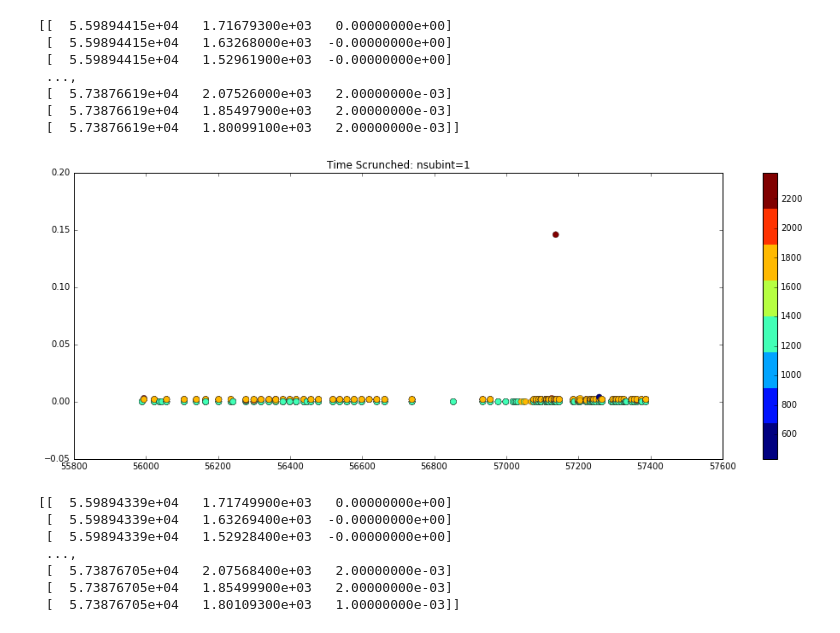
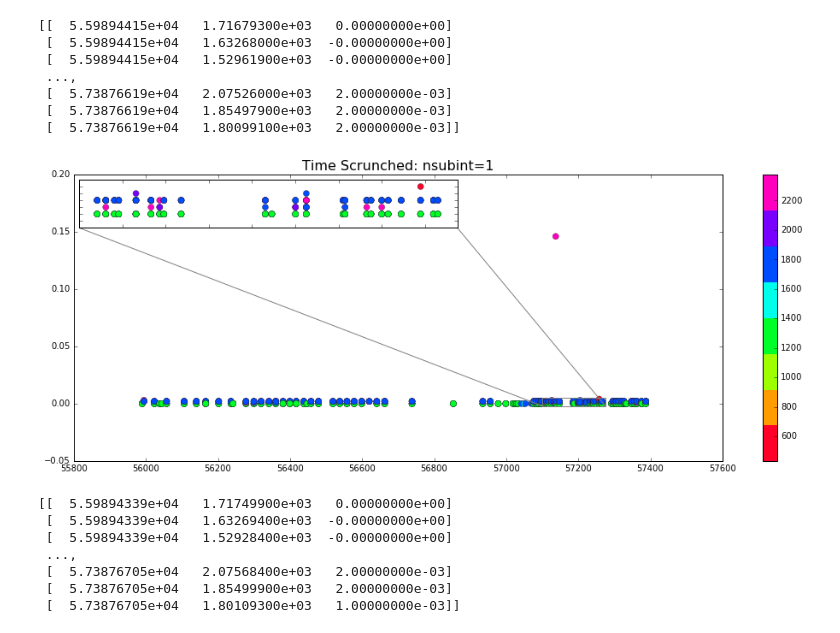
Before and after one commit to elliesch/pulsar_codes, a Jupyter notebook: ResidVsTime.ipynb, the cells around one changed output. Cells and saved outputs as stored; diff of their text form; code cells hidden in the pictures.

```diff
--- a/ResidVsTime.ipynb
+++ b/ResidVsTime.ipynb
@@ -26,19 +29,33 @@ resid_64 = arrays_factor64[:,2]
  [  5.73876619e+04   2.07526000e+03   2.00000000e-03]
  [  5.73876619e+04   1.85497900e+03   2.00000000e-03]
  [  5.73876619e+04   1.80099100e+03   2.00000000e-03]]
-# %%
-cmap = plt.get_cmap('jet', 8)
-#cmap = plt.get_cmap('plasma')
-
-fig,ax = plt.subplots(figsize=(17,6))
-cax = ax.scatter(TOA_64, resid_64, c=freq_64, s=50, edgecolor='#262626', linewidth='0.35', cmap=cmap)
-ax.set_title('Time Scrunched: nsubint=1')
-# ax.set_ylim(-0.001,0.005)
-fig.colorbar(cax)
-
-plt.show()
-# %% [output]
-[figure, removed]
+# %%
+#Plot residual vs. MJD. (Time Scrunched to 1 subinterval)
+
+#Define the colormap
+cmap = plt.get_cmap('gist_rainbow', 8)
+#cmap = plt.get_cmap('plasma')
+
+#Create the plot and the adjoined color bar
+fig,ax = plt.subplots(figsize=(17,6))
+cax = ax.scatter(TOA_64, resid_64, c=freq_64, s=50, edgecolor='#262626', linewidth='0.35', cmap=cmap)
+ax.set_title('Time Scrunched: nsubint=1', fontsize='16')
+fig.colorbar(cax)
+
+#Creating the zoomed portion of the plot
+axins = zoomed_inset_axes(ax, 6, loc=2) # zoom-factor: 2.5, location: upper-left
+axins.scatter(TOA_64, resid_64, c=freq_64, s=50, edgecolor='#262626', linewidth='0.35', cmap=cmap)
+x1, x2, y1, y2 = 57100, 57275, -0.002, 0.005 # specify the limits
+axins.set_xlim(x1, x2) # apply the x-limits
+axins.set_ylim(y1, y2) # apply the y-limits
+plt.yticks(visible=False)
+plt.xticks(visible=False)
+
+mark_inset(ax, axins, loc1=3, loc2=4, fc="none", ec="0.5") #Draw the lines to the plot
+
+plt.show()
+# %% [output]
+[figure, added]
 # %%
 #Importing arrays for factor2, almost has been partially scrunched so there are half the original time bins
 
```
Also changed, not shown: parts of 3 cells of this notebook.
